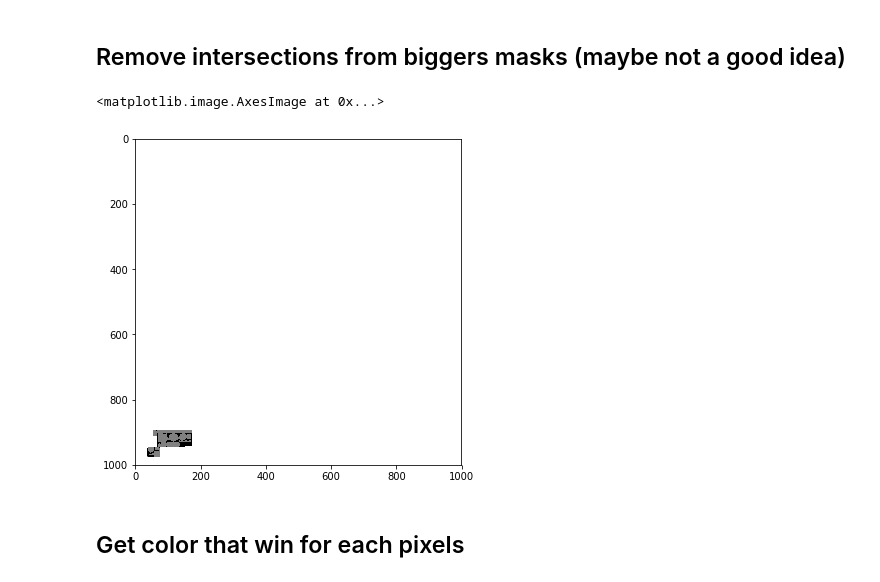
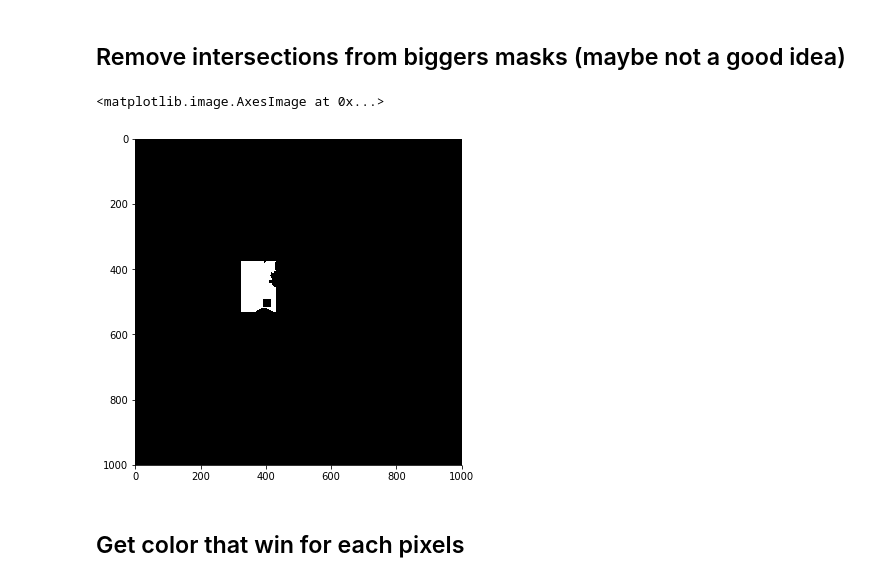
Before and after one commit to rplace-community/preprocessing, a Jupyter notebook: levelsmaps/levelmaps_generation.ipynb, the cells around one changed output. Saved outputs shown, nothing was run; the diff lists cells and outputs as text; code cells hidden in the pictures.

```diff
--- a/levelsmaps/levelmaps_generation.ipynb
+++ b/levelsmaps/levelmaps_generation.ipynb
@@ -125,14 +138,14 @@ with open("place_pixels_difference.pkl", mode="wb") as f:
 with open("place_pixels_difference.pkl", mode="rb") as f:
     true_pixels = pkl.load(f)
 # %%
-atlas_id = 130
-mask = np.ones((1000, 1000))
-mask[tuple(zip(*pixels[atlas_id]))] = 0.5
-mask[tuple(zip(*true_pixels[atlas_id]))] = 0
+atlas_id = 2
+mask = np.zeros((1000, 1000))
+#mask[tuple(zip(*pixels[atlas_id]))] = 1
+mask[tuple(zip(*true_pixels[atlas_id]))] = 1
 plt.figure(figsize=(6,6))
 plt.imshow(mask.T, cmap="gray")
 # %% [output]
 <matplotlib.image.AxesImage at 0x...>
-[figure, old version]
+[figure, new version]
 # %% [markdown]
 ## Get color that win for each pixels
```
Also changed, not shown: parts of 13 cells of this notebook.
